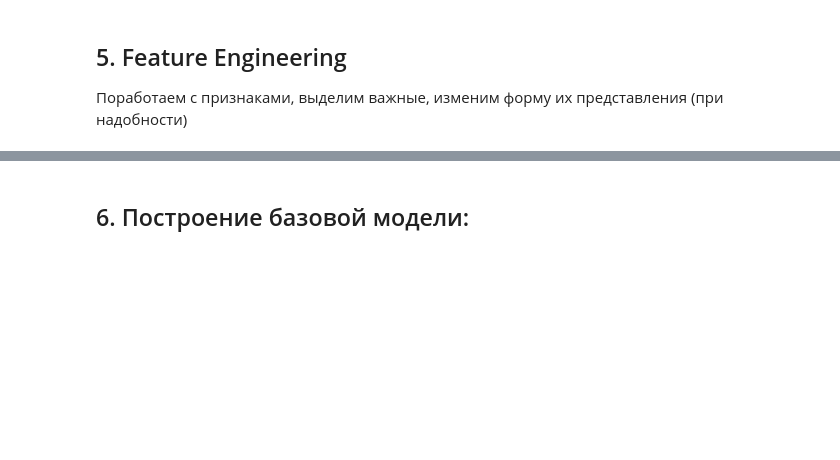
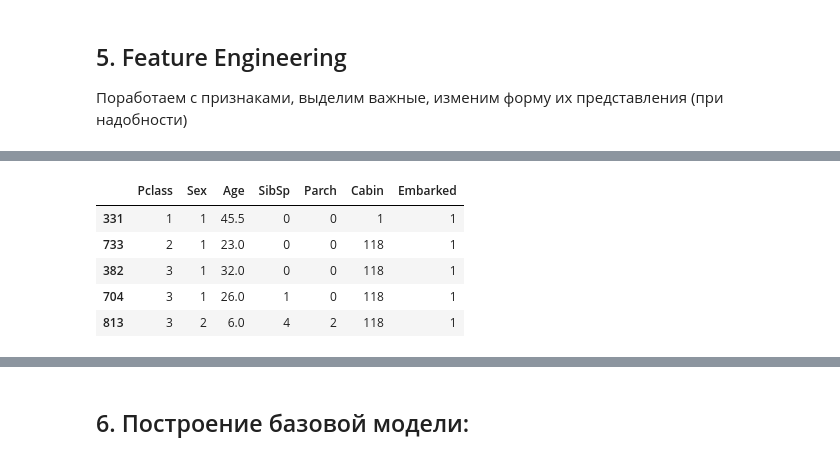
Before and after one commit to mixa15341/Data_Minimg, a Jupyter notebook: 5/Практическая_работа_№5_Random_forest.ipynb, the cells around one changed output, grey strips where cells are left out. Cells and saved outputs as stored; diff of their text form; code cells hidden in the pictures; blank space fills up the shorter version.

```diff
--- a/5/Практическая_работа_№5_Random_forest.ipynb
+++ b/5/Практическая_работа_№5_Random_forest.ipynb
@@ -63,0 +107,15 @@ train_data
+# %%
+import category_encoders as ce
+
+encoder = ce.OrdinalEncoder(cols=['Sex', 'Cabin', 'Embarked'])
+X_train = encoder.fit_transform(X_train)
+X_test = encoder.transform(X_test)
+
+X_train.head()
+# %% [output]
+|  | Pclass | Sex | Age | SibSp | Parch | Cabin | Embarked |
+| 331 | 1 | 1 | 45.5 | 0 | 0 | 1 | 1 |
+| 733 | 2 | 1 | 23.0 | 0 | 0 | 118 | 1 |
+| 382 | 3 | 1 | 32.0 | 0 | 0 | 118 | 1 |
+| 704 | 3 | 1 | 26.0 | 1 | 0 | 118 | 1 |
+| 813 | 3 | 2 | 6.0 | 4 | 2 | 118 | 1 |
```
Also changed, not shown: parts of 30 cells of this notebook.
